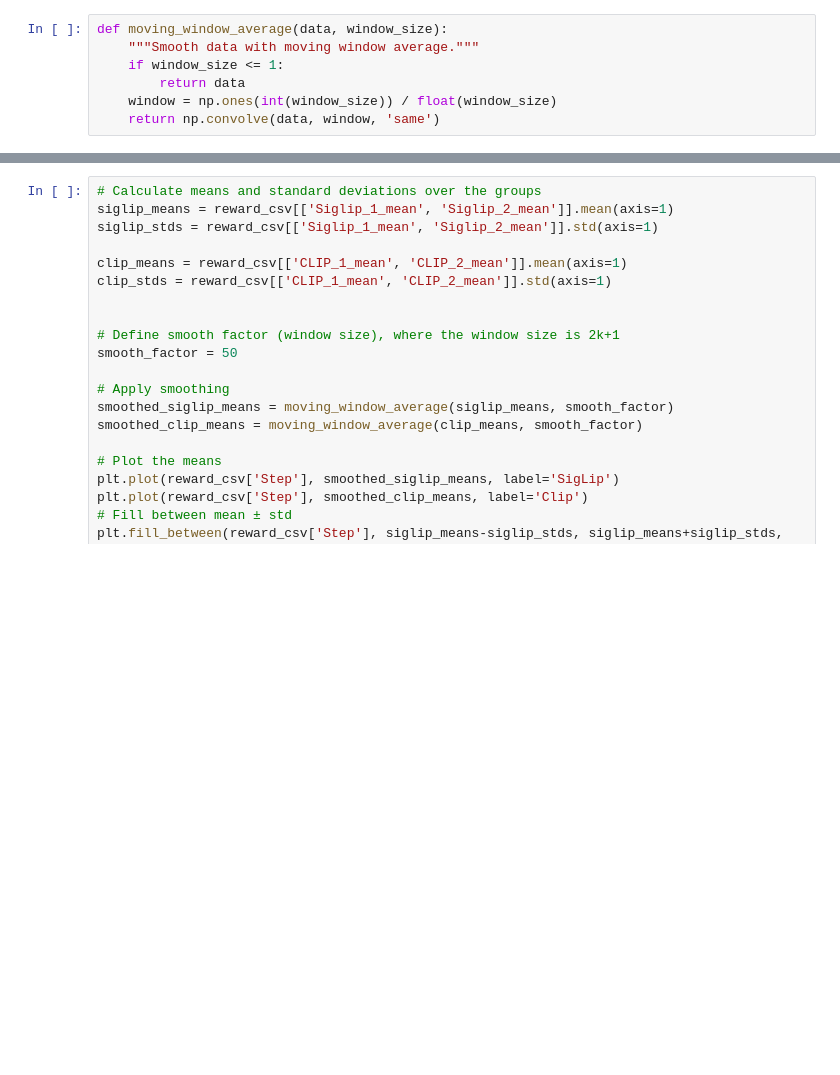
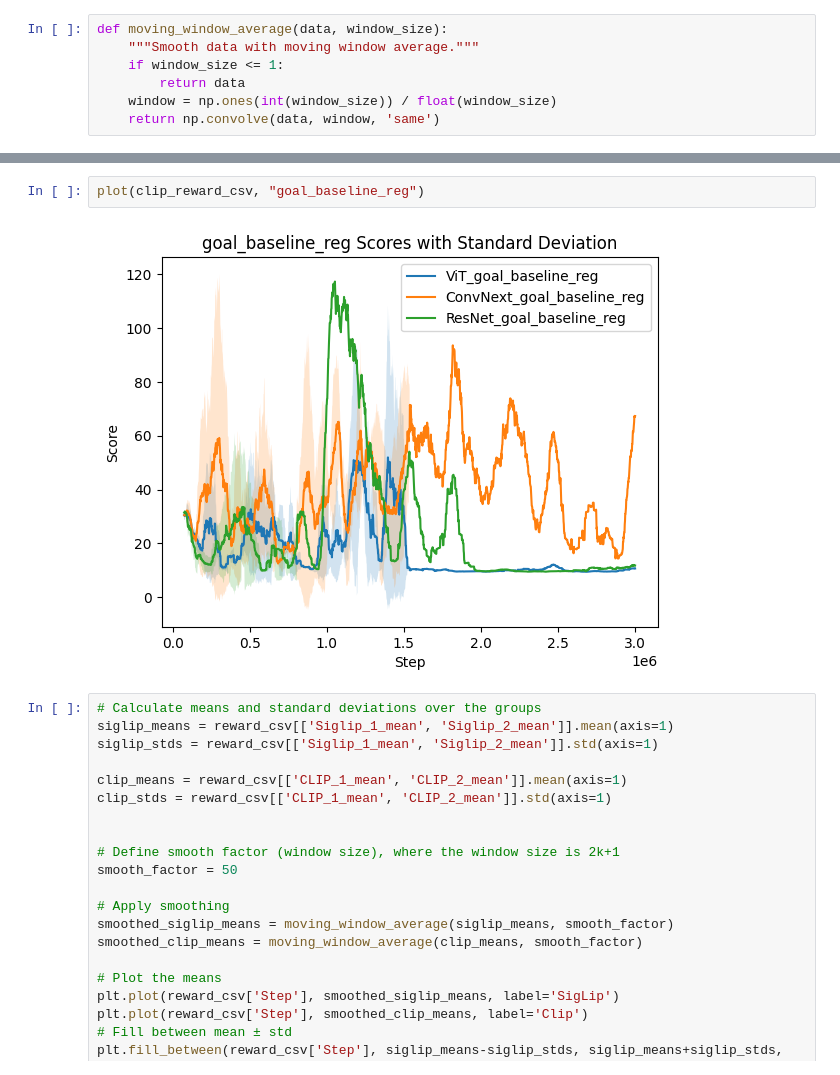
Before and after one commit to JiahuiKChen/vlmrm_plotting, a Jupyter notebook: clip_backbones.ipynb, the cells around one changed output, grey strips where cells are left out. Saved outputs shown, nothing was run; the diff lists cells and outputs as text; blank space fills up the shorter version.

```diff
--- a/clip_backbones.ipynb
+++ b/clip_backbones.ipynb
@@ -160,3 +202,7 @@ plot(clip_reward_csv, "contrastive")
+# %%
+plot(clip_reward_csv, "goal_baseline_reg")
+# %% [output]
+[figure, added]
 # %%
 # Calculate means and standard deviations over the groups
 siglip_means = reward_csv[['Siglip_1_mean', 'Siglip_2_mean']].mean(axis=1)
```
Also changed, not shown: parts of 4 cells of this notebook, 1 other file.
